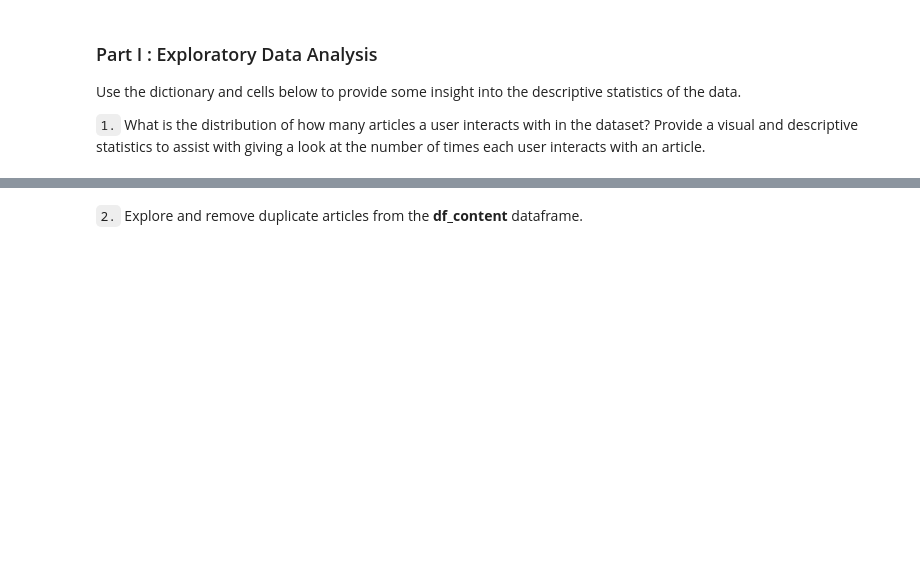
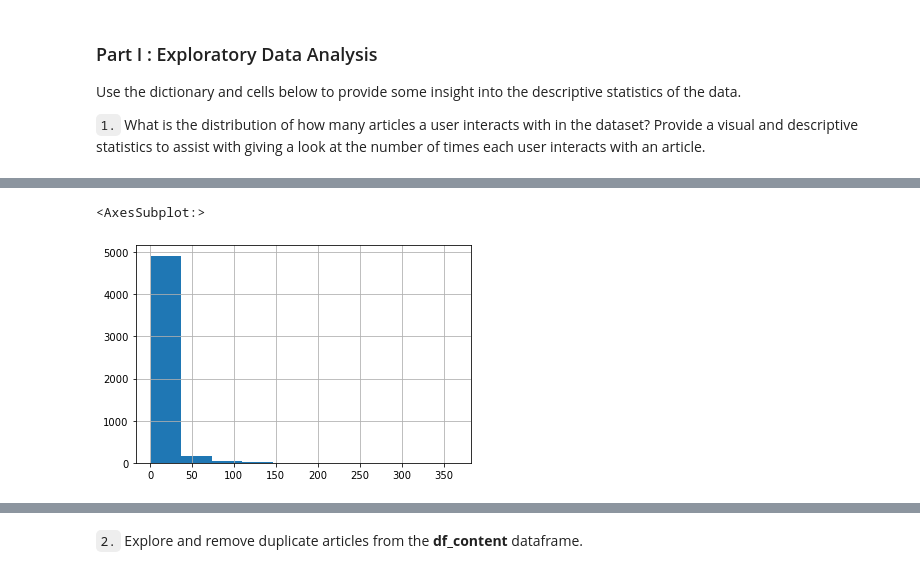
Before and after one commit to uforodavid/Recommendations-with-IBM, a Jupyter notebook: Recommendations_with_IBM.ipynb, the cells around one changed output, grey strips where cells are left out. Cells and saved outputs as stored; diff of their text form; code cells hidden in the pictures; blank space fills up the shorter version.

```diff
--- a/Recommendations_with_IBM.ipynb
+++ b/Recommendations_with_IBM.ipynb
@@ -58,3 +66,5 @@ df_content.head()
 Use the dictionary and cells below to provide some insight into the descriptive statistics of the data.
 
 `1.` What is the distribution of how many articles a user interacts with in the dataset?  Provide a visual and descriptive statistics to assist with giving a look at the number of times each user interacts with an article.
+# %%
+user=df.groupby('email')['article_id'].count()
@@ -60,0 +86,5 @@ Use the dictionary and cells below to provide some insight into the descriptive
+# %%
+user.hist(bins=10)
+# %% [output]
+<AxesSubplot:>
+[figure, added]
```
Also changed, not shown: parts of 18 cells of this notebook.
